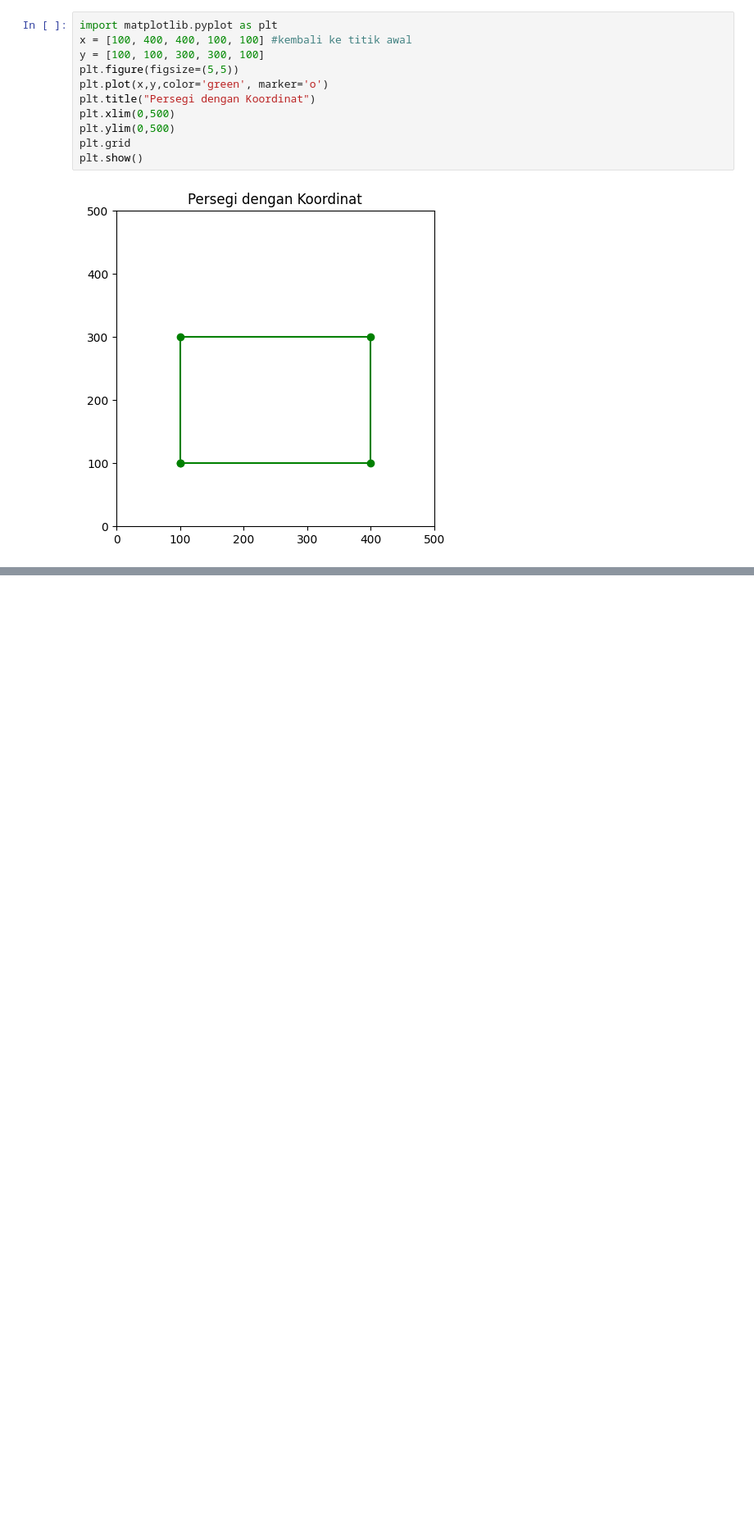
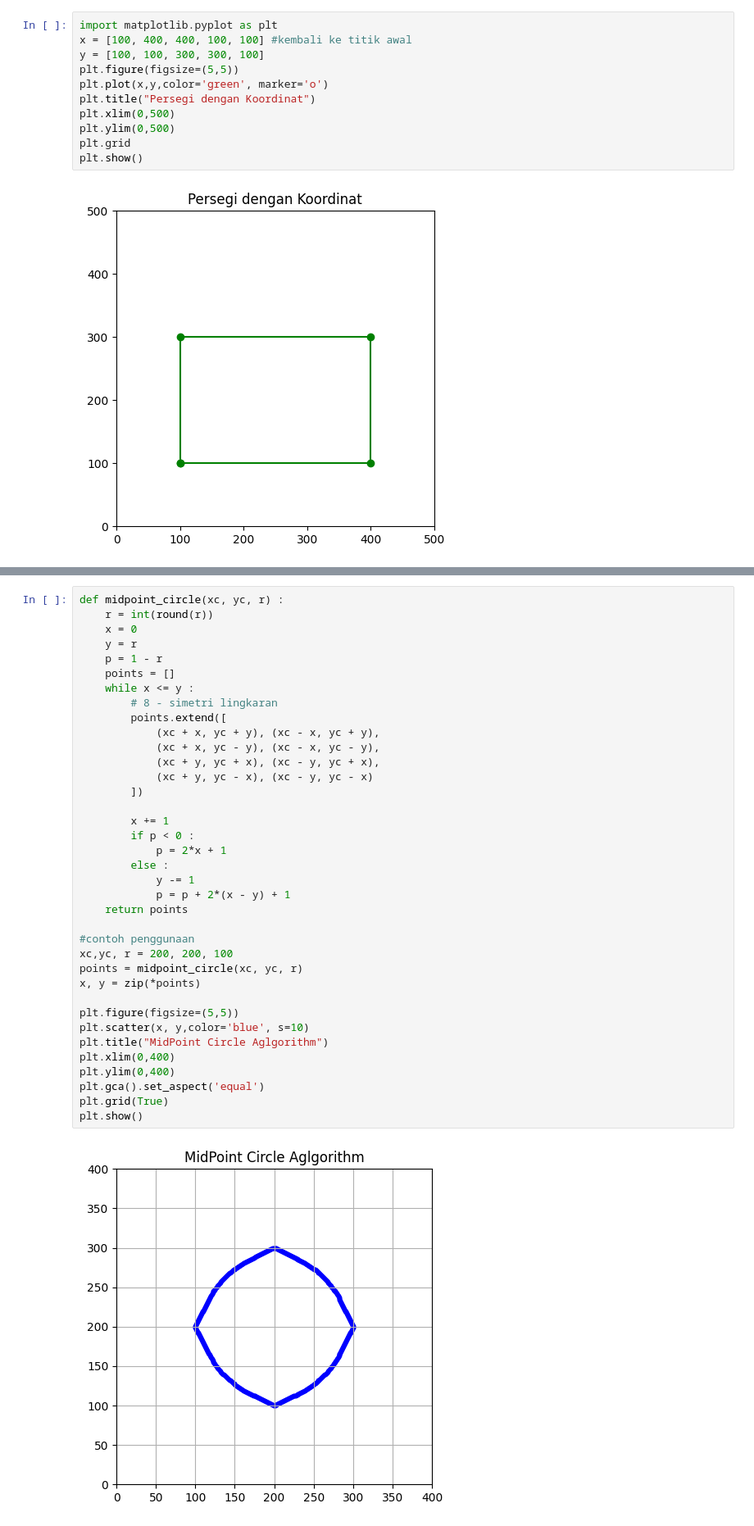
Before and after one commit to FORDIDODI/Project-AI, a Jupyter notebook: grafikakomputer.ipynb, the cells around one changed output, grey strips where cells are left out. Shown at 82% size. Saved outputs shown, nothing was run; the diff lists cells and outputs as text; blank space fills up the shorter version.

```diff
--- a/grafikakomputer.ipynb
+++ b/grafikakomputer.ipynb
@@ -82,0 +157,39 @@ plt.show()
+# %%
+def midpoint_circle(xc, yc, r) :
+    r = int(round(r))
+    x = 0
+    y = r
+    p = 1 - r
+    points = []
+    while x <= y :
+        # 8 - simetri lingkaran
+        points.extend([
+            (xc + x, yc + y), (xc - x, yc + y),
+            (xc + x, yc - y), (xc - x, yc - y),
+            (xc + y, yc + x), (xc - y, yc + x),
+            (xc + y, yc - x), (xc - y, yc - x)
+        ])
+
+        x += 1
+        if p < 0 :
+            p = 2*x + 1
+        else :
+            y -= 1
+            p = p + 2*(x - y) + 1
+    return points
+
+#contoh penggunaan
+xc,yc, r = 200, 200, 100
+points = midpoint_circle(xc, yc, r)
+x, y = zip(*points)
+
+plt.figure(figsize=(5,5))
+plt.scatter(x, y,color='blue', s=10)
+plt.title("MidPoint Circle Aglgorithm")
+plt.xlim(0,400)
+plt.ylim(0,400)
+plt.gca().set_aspect('equal')
+plt.grid(True)
+plt.show()
+# %% [output]
+[figure, added]
```
Also changed, not shown: parts of 4 cells of this notebook.
